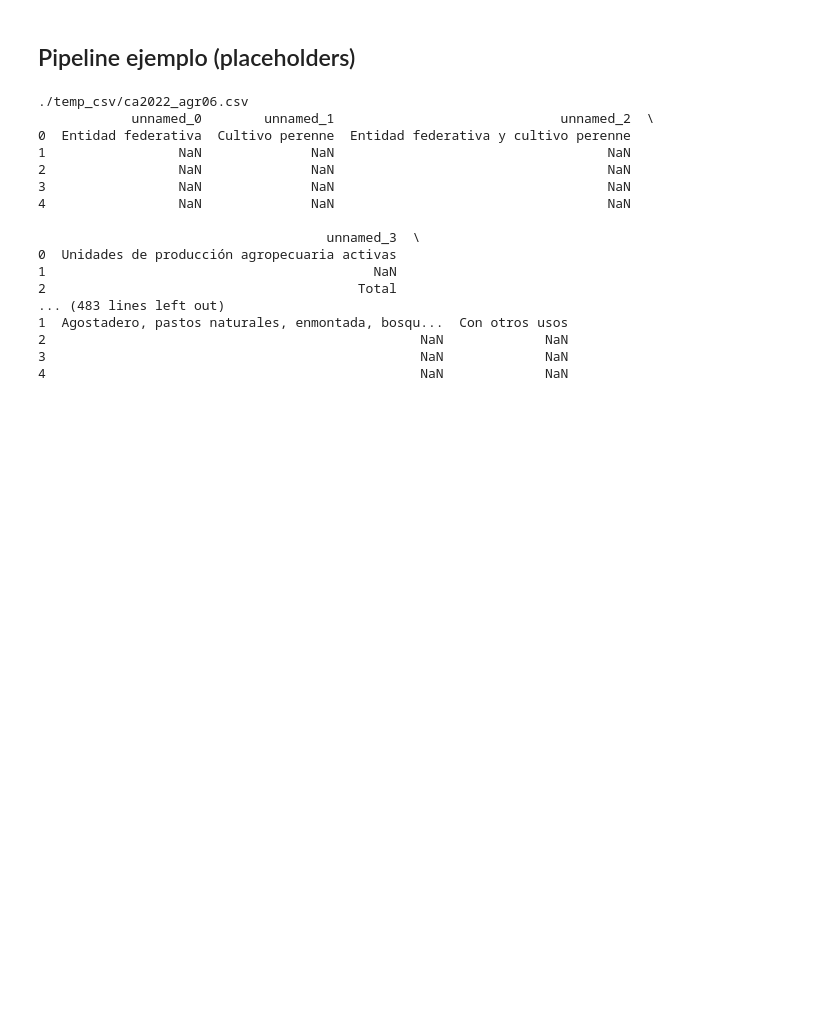
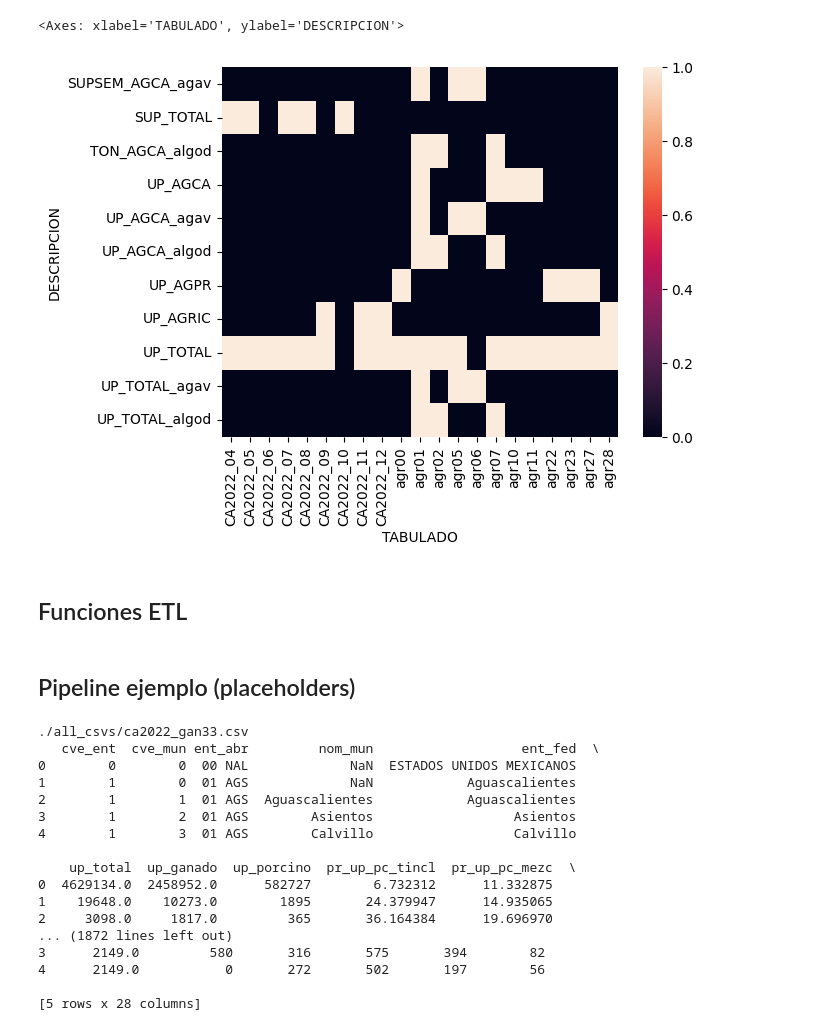
Before and after one commit to 3tagoras/agricultura-inegi, a Jupyter notebook: notebooks/01_ETL.ipynb, the cells around one changed output. Cells and saved outputs as stored; diff of their text form; code cells hidden in the pictures; blank space fills up the shorter version.

```diff
--- a/notebooks/01_ETL.ipynb
+++ b/notebooks/01_ETL.ipynb
@@ -79,3 +199,11 @@ files
+# %%
+import seaborn as sns
+sns.heatmap(df[df['DESCRIPCION'].isin(top_variables)].assign(value=1).pivot_table(index="DESCRIPCION",columns="TABULADO",values="value",aggfunc="max",fill_value=0).astype(int))
+# %% [output]
+<Axes: xlabel='TABULADO', ylabel='DESCRIPCION'>
+[figure, added]
+# %% [markdown]
+## Funciones ETL
 # %%
 def load_dataset(path):
     return pd.read_csv(path, encoding='utf-8', low_memory=False)
@@ -104,28 +232,28 @@ for f in files:
           print(example_file)
           df = load_dataset(example_file)
           df = clean_columns(df)
-          df = add_variables(df)
+          #df = add_variables(df)
           print(df.head())
         else:
             'No CSV files found to demonstrate ETL.'
 # %% [output]
-./temp_csv/ca2022_agr06.csv
-            unnamed_0        unnamed_1                             unnamed_2  \
-0  Entidad federativa  Cultivo perenne  Entidad federativa y cultivo perenne
-1                 NaN              NaN                                   NaN
-2                 NaN              NaN                                   NaN
-3                 NaN              NaN                                   NaN
-4                 NaN              NaN                                   NaN
+./all_csvs/ca2022_gan33.csv
+   cve_ent  cve_mun ent_abr         nom_mun                   ent_fed  \
+0        0        0  00 NAL             NaN  ESTADOS UNIDOS MEXICANOS
+1        1        0  01 AGS             NaN            Aguascalientes
+2        1        1  01 AGS  Aguascalientes            Aguascalientes
+3        1        2  01 AGS        Asientos                  Asientos
+4        1        3  01 AGS        Calvillo                  Calvillo
 
-                                     unnamed_3  \
-0  Unidades de producción agropecuaria activas
-1                                          NaN
-2                                        Total
-... (483 lines left out)
-1  Agostadero, pastos naturales, enmontada, bosqu...  Con otros usos
-2                                                NaN             NaN
-3                                                NaN             NaN
-4                                                NaN             NaN
+    up_total  up_ganado  up_porcino  pr_up_pc_tincl  pr_up_pc_mezc  \
+0  4629134.0  2458952.0      582727        6.732312      11.332875
+1    19648.0    10273.0        1895       24.379947      14.935065
+2     3098.0     1817.0         365       36.164384      19.696970
+... (1872 lines left out)
+3      2149.0         580       316       575       394        82
+4      2149.0           0       272       502       197        56
+
+[5 rows x 28 columns]
 # %%
 df.describe()
 # %% [output]
```
Also changed, not shown: parts of 11 cells of this notebook.
